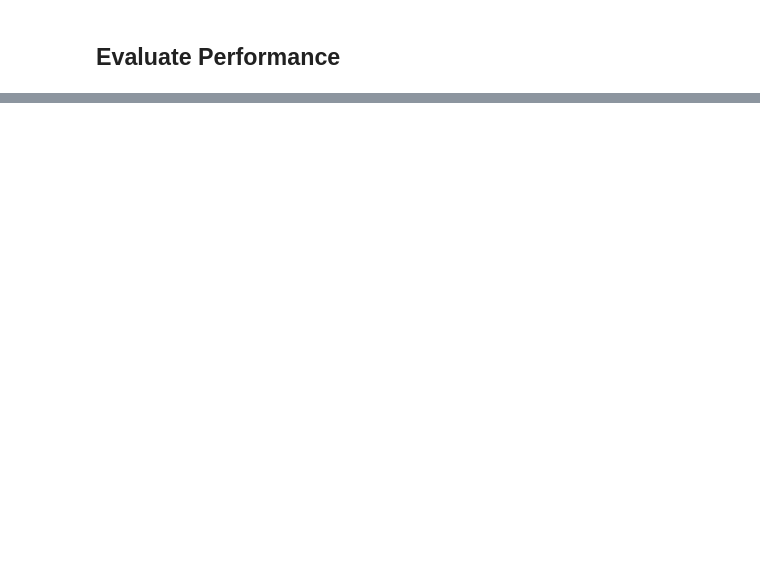
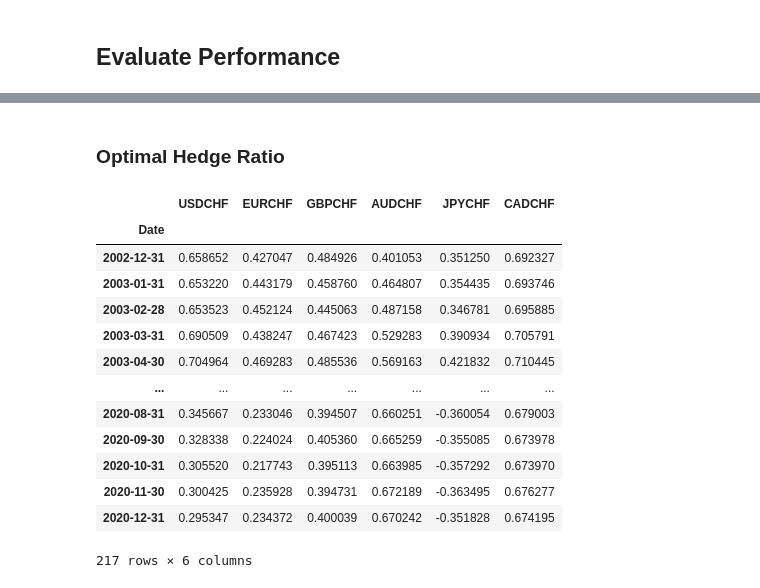
Before and after one commit to Tobias-Mann/Practicioners-Seminar-Notebook, a Jupyter notebook: Notebook.ipynb, the cells around one changed output, grey strips where cells are left out. Cells and saved outputs as stored; diff of their text form; code cells hidden in the pictures; blank space fills up the shorter version.

```diff
--- a/Notebook.ipynb
+++ b/Notebook.ipynb
@@ -651,3 +699,43 @@ index_performance
 | Sharpe Ratio | 0.399226 | 0.473068 | 0.463354 | 0.428833 | 0.457547 | ... |
 | Annualized Return | 0.065072 | 0.070581 | 0.068632 | 0.065227 | 0.069047 | ... |
 | Annualized Volatility | 0.151687 | 0.138916 | 0.137858 | 0.141514 | 0.140457 | ... |
+# %% [markdown]
+### Optimal Hedge Ratio
+# %%
+df_msci_fx_ret = df_msci_w_fx_ret[df_msci_w_fx_ret.index.isin(df_msci_w_fx_ret.index)]
+df_msci_fx_ret.loc[:,'M0WOHCHF Index'] = np.log(df_msci_world_chf).diff()
+cols = list(df_msci_fx_ret.columns)
+cols[-1] = 'MSCI World Total Return CHF'
+df_msci_fx_ret.columns = cols
+df_msci_fx_ret
+
+# 90 Day rolling correlations
+optimal_hedge_weights = - df_msci_fx_ret[df_fx_direct.columns].rolling('360D', min_periods=20).corr(df_msci_fx_ret['MSCI World Total Return CHF'])
+optimal_hedge_weights
+
+# Create Backtest
+
+# Empty df to store asset weights
+backtest_optimal_hedge_weights = pd.DataFrame(0, index=months, columns=backtest_asset_returns.columns)
+
+# Hedge ratios from rolling regression above. Resample to monthly.
+backtest_partial_hedge_ratios = - optimal_hedge_weights.resample('M').last()
+
+backtest_partial_hedge_ratios = backtest_partial_hedge_ratios[backtest_partial_hedge_ratios.index.isin(backtest_optimal_hedge_weights.index)]
+
+backtest_partial_hedge_ratios
+# %% [output]
+|  | USDCHF | EURCHF | GBPCHF | AUDCHF | JPYCHF | CADCHF |
+| Date |  |  |  |  |  |  |
+| 2002-12-31 | 0.658652 | 0.427047 | 0.484926 | 0.401053 | 0.351250 | 0.692327 |
+| 2003-01-31 | 0.653220 | 0.443179 | 0.458760 | 0.464807 | 0.354435 | 0.693746 |
+| 2003-02-28 | 0.653523 | 0.452124 | 0.445063 | 0.487158 | 0.346781 | 0.695885 |
+| 2003-03-31 | 0.690509 | 0.438247 | 0.467423 | 0.529283 | 0.390934 | 0.705791 |
+| 2003-04-30 | 0.704964 | 0.469283 | 0.485536 | 0.569163 | 0.421832 | 0.710445 |
+| ... | ... | ... | ... | ... | ... | ... |
+| 2020-08-31 | 0.345667 | 0.233046 | 0.394507 | 0.660251 | -0.360054 | 0.679003 |
+| 2020-09-30 | 0.328338 | 0.224024 | 0.405360 | 0.665259 | -0.355085 | 0.673978 |
+| 2020-10-31 | 0.305520 | 0.217743 | 0.395113 | 0.663985 | -0.357292 | 0.673970 |
+| 2020-11-30 | 0.300425 | 0.235928 | 0.394731 | 0.672189 | -0.363495 | 0.676277 |
+| 2020-12-31 | 0.295347 | 0.234372 | 0.400039 | 0.670242 | -0.351828 | 0.674195 |
+217 rows × 6 columns
```
Also changed, not shown: parts of 6 cells of this notebook.
